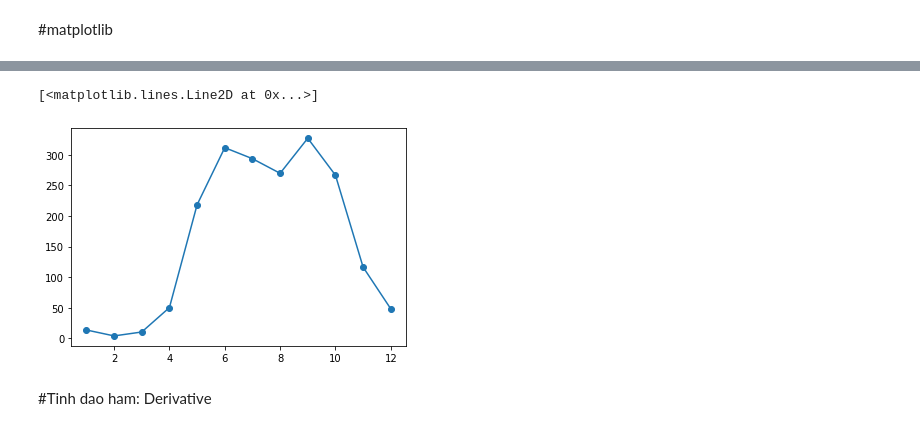
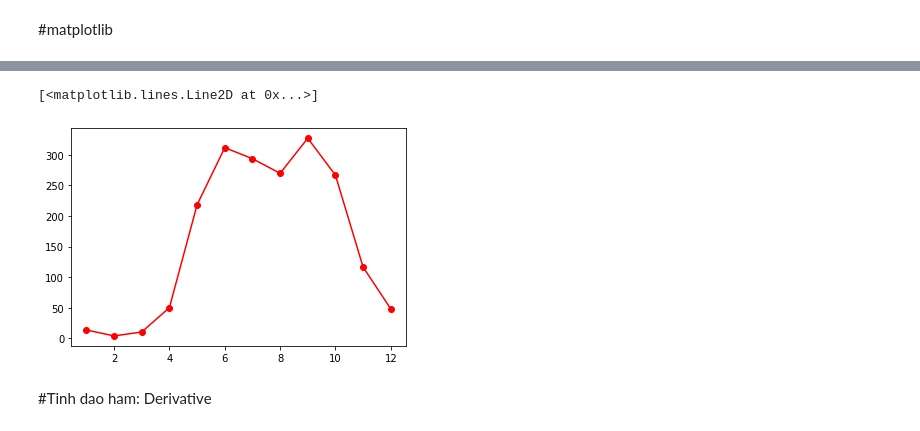
Before and after one commit to huynhhoc/ThuchanhToanCC, a Jupyter notebook: Chuong2.ipynb, the cells around one changed output, grey strips where cells are left out. Drawn from its saved outputs; the diff is of its cells as text; code cells hidden in the pictures.

```diff
--- a/Chuong2.ipynb
+++ b/Chuong2.ipynb
@@ -114,10 +181,10 @@ plot(x_numbers, y_numbers, marker='*')
 hcm_rain = [13.8, 4.1, 10.5, 50.4, 218.4, 311.7, 293.7, 269.8, 327.1, 266.7, 116.5, 48.3]
 months = range(1,13)
 # %%
-plot(months, hcm_rain, marker = "o")
+plot(months, hcm_rain, marker = "o", color='red')
 # %% [output]
 [<matplotlib.lines.Line2D at 0x...>]
-[figure, old version]
+[figure, new version]
 # %% [markdown]
 #Tinh dao ham: Derivative
 # %%
```
Also changed, not shown: parts of 52 cells of this notebook.
